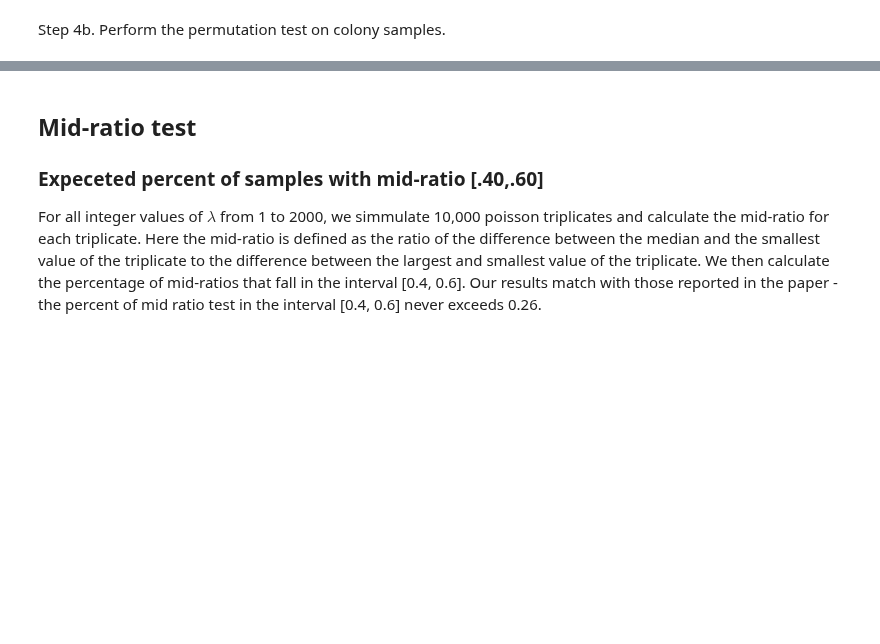
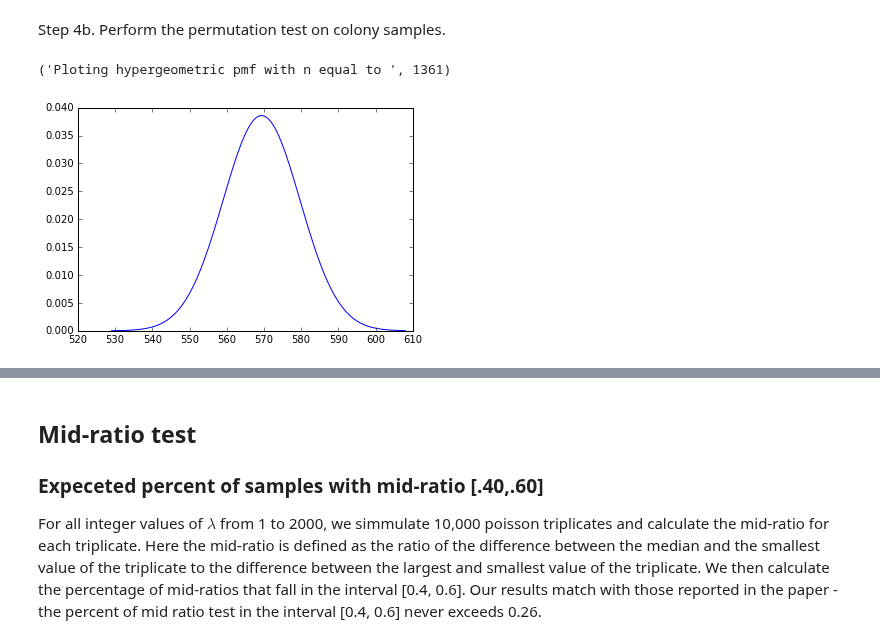
Before and after one commit to mads14/S215a-groupwork, a Jupyter notebook: science-open-research/OSR_Pitt_Hill.ipynb, the cells around one changed output, grey strips where cells are left out. Drawn from its saved outputs; the diff is of its cells as text; code cells hidden in the pictures; blank space fills up the shorter version.

```diff
--- a/science-open-research/OSR_Pitt_Hill.ipynb
+++ b/science-open-research/OSR_Pitt_Hill.ipynb
@@ -201,3 +201,13 @@ Probability that sample permutation >= test statistic:  6.586E-12
 # %% [markdown]
 Step 4b. Perform the permutation test on colony samples.
+# %%
+# values of n and test_statistic are obtained from PNAS paper Table 2 (pg 7)
+n = 1361
+test_statistic = 708
+
+# permutation test on coulter samples (and plot the distribution histogram)
+test_result_theory = tri_perm_test_theoretical(colony_samples_mean['contains_mean'], n, test_statistic)
+# %% [output]
+('Ploting hypergeometric pmf with n equal to ', 1361)
+[figure, added]
 # %%
```
Also changed, not shown: parts of 17 cells of this notebook.
